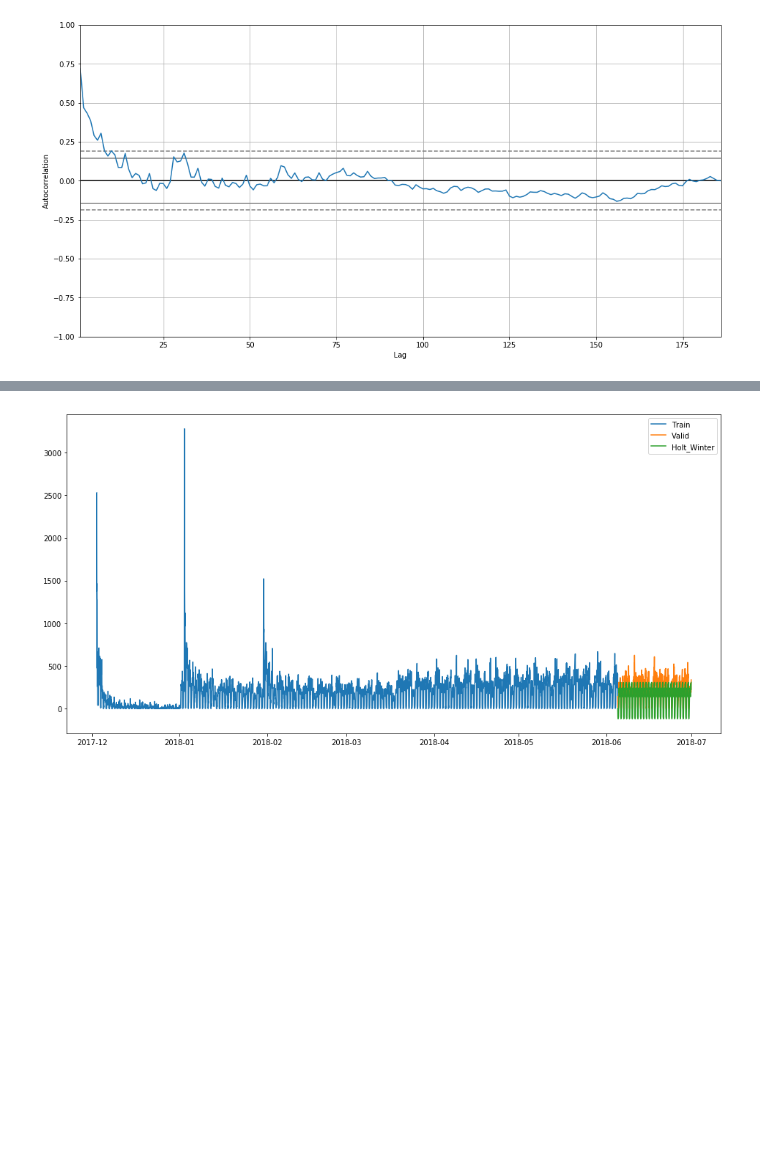
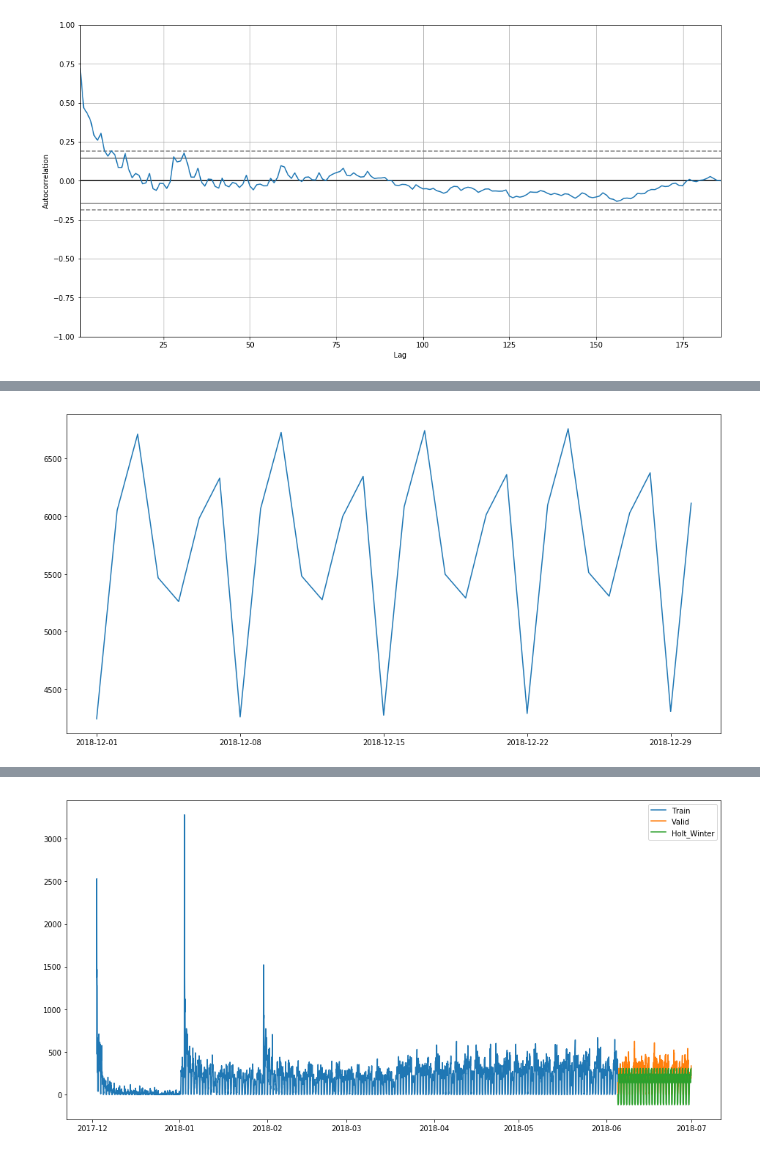
Before and after one commit to HarshalSanap/GEOG-594-Big-Data-Science, a Jupyter notebook: Rider Traffic Prediction.ipynb, the cells around one changed output, grey strips where cells are left out. Cells and saved outputs as stored; diff of their text form; code cells hidden in the pictures; blank space fills up the shorter version.

```diff
--- a/Rider Traffic Prediction.ipynb
+++ b/Rider Traffic Prediction.ipynb
@@ -422,0 +402,10 @@ plt.show()
+# %%
+y_hat_avg = valid.copy()
+fit = sm.tsa.statespace.SARIMAX(Train.Count, order=(6, 1, 0),seasonal_order=(0,1,1,7)).fit()
+y_hat_avg['SARIMA'] = fit.predict(start="2018-6-05", end="2018-6-30", dynamic=True)
+plt.figure(figsize=(16,8))
+plt.plot( Train['Count'], label='Train')
+plt.plot(valid['Count'], label='Valid')
+plt.plot(y_hat_avg['SARIMA'], label='SARIMA Prediction')
+plt.legend(loc='best')
+plt.show()
@@ -422,0 +463,11 @@ plt.show()
+# %%
+#Lets try predicting the future.
+
+predict2 = fit1.predict(start="2018-6-05", end="2018-12-30", dynamic=True)#Hourly which is noisy
+predict3 = fit.predict(start="2018-6-05", end="2018-12-30", dynamic=True)#Daily which is less noisy
+# %%
+plt.figure(figsize=(16,8))
+plt.plot( predict3.loc['2018-12-01':'2018-12-30'], label='Train')
+plt.show()
+# %% [output]
+[figure, added]
```
Also changed, not shown: parts of 16 cells of this notebook.
